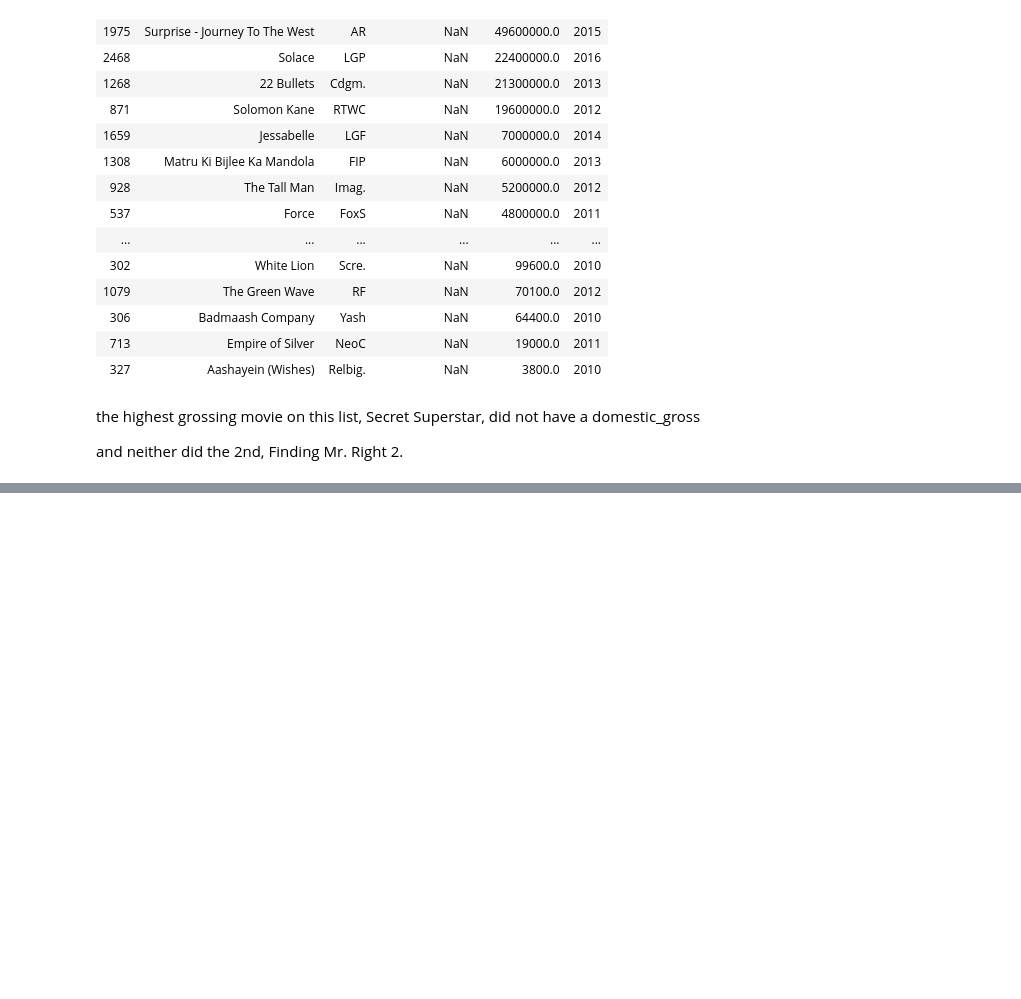
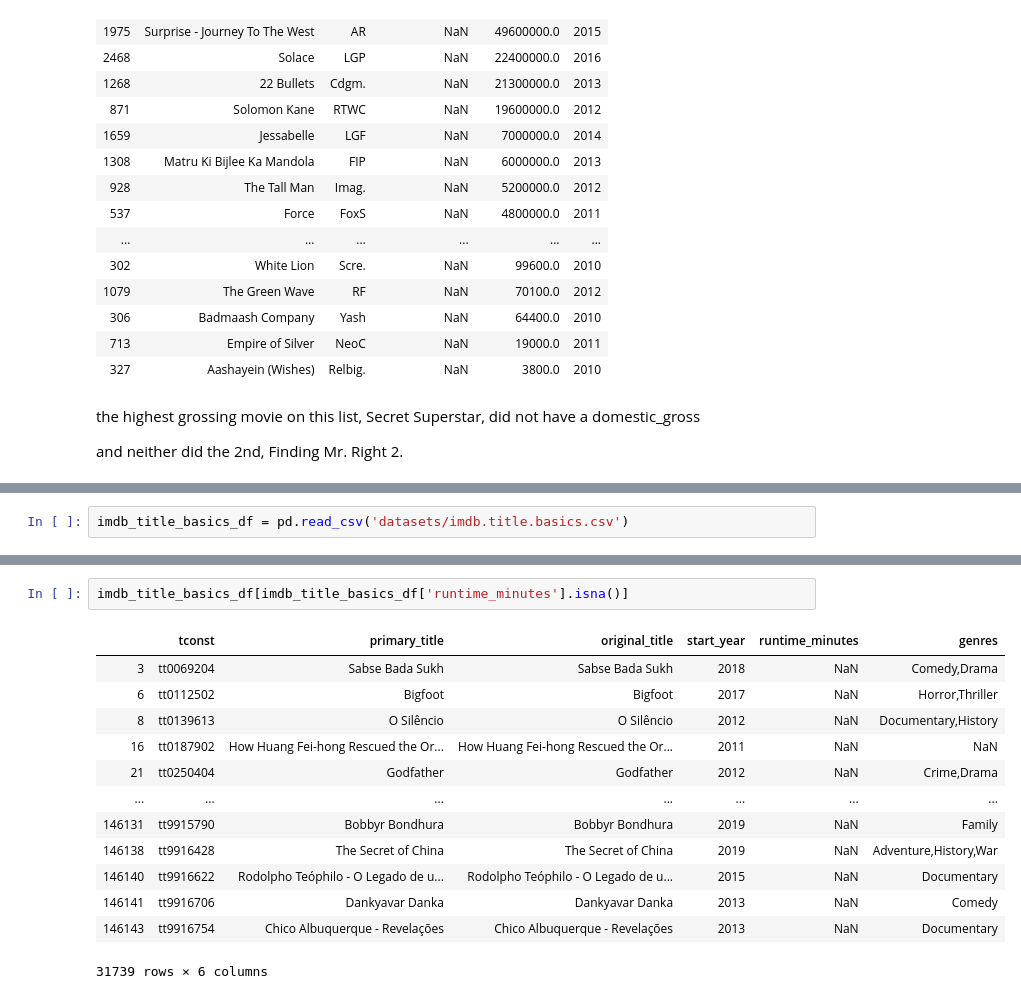
Before and after one commit to merb92/movie-industry-eda, a Jupyter notebook: index.ipynb, the cells around one changed output, grey strips where cells are left out. Saved outputs shown, nothing was run; the diff lists cells and outputs as text; blank space fills up the shorter version.

```diff
--- a/index.ipynb
+++ b/index.ipynb
@@ -122,0 +332,2 @@ TypeError: unsupported operand type(s) for +: 'float' and 'str'
+# %%
+imdb_title_basics_df = pd.read_csv('datasets/imdb.title.basics.csv')
@@ -122,0 +369,16 @@ TypeError: unsupported operand type(s) for +: 'float' and 'str'
+# %%
+imdb_title_basics_df[imdb_title_basics_df['runtime_minutes'].isna()]
+# %% [output]
+|  | tconst | primary_title | original_title | start_year | runtime_minutes | genres |
+| 3 | tt0069204 | Sabse Bada Sukh | Sabse Bada Sukh | 2018 | NaN | Comedy,Drama |
+| 6 | tt0112502 | Bigfoot | Bigfoot | 2017 | NaN | Horror,Thriller |
+| 8 | tt0139613 | O Silêncio | O Silêncio | 2012 | NaN | Documentary,History |
+| 16 | tt0187902 | How Huang Fei-hong Rescued the Or... | How Huang Fei-hong Rescued the Or... | 2011 | NaN | NaN |
+| 21 | tt0250404 | Godfather | Godfather | 2012 | NaN | Crime,Drama |
+| ... | ... | ... | ... | ... | ... | ... |
+| 146131 | tt9915790 | Bobbyr Bondhura | Bobbyr Bondhura | 2019 | NaN | Family |
+| 146138 | tt9916428 | The Secret of China | The Secret of China | 2019 | NaN | Adventure,History,War |
+| 146140 | tt9916622 | Rodolpho Teóphilo - O Legado de u... | Rodolpho Teóphilo - O Legado de u... | 2015 | NaN | Documentary |
+| 146141 | tt9916706 | Dankyavar Danka | Dankyavar Danka | 2013 | NaN | Comedy |
+| 146143 | tt9916754 | Chico Albuquerque - Revelações | Chico Albuquerque - Revelações | 2013 | NaN | Documentary |
+31739 rows × 6 columns
```
Also changed, not shown: parts of 98 cells of this notebook.
